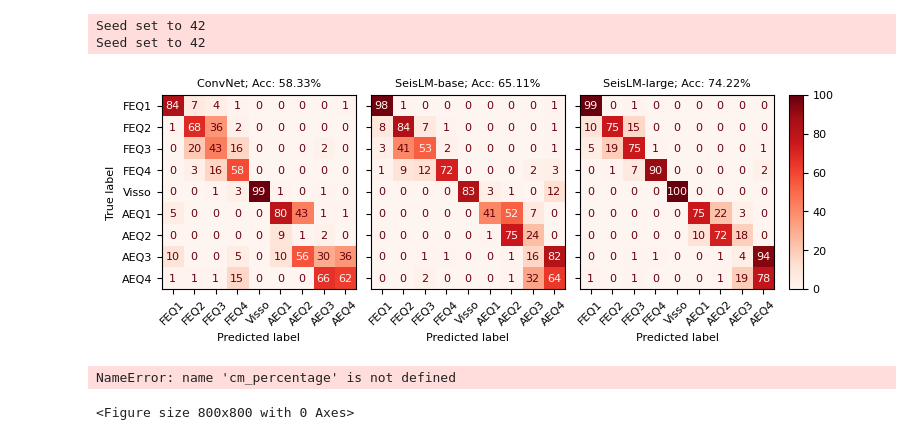
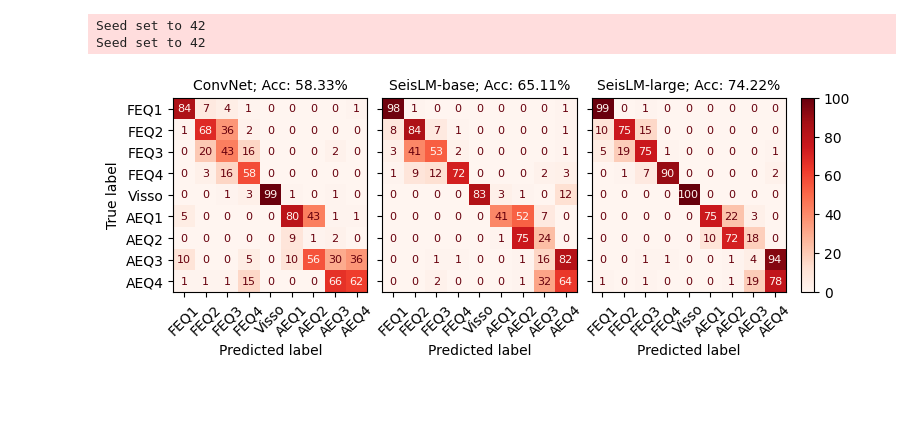
Before and after one commit to liutianlin0121/seisLM, a Jupyter notebook: notebooks/foreshock--aftershock/seislm-error-analysis.ipynb, the cells around one changed output. Saved outputs shown, nothing was run; the diff lists cells and outputs as text; code cells hidden in the pictures; blank space fills up the shorter version.

```diff
--- a/notebooks/foreshock--aftershock/seislm-error-analysis.ipynb
+++ b/notebooks/foreshock--aftershock/seislm-error-analysis.ipynb
@@ -103,10 +103,11 @@ import matplotlib.pyplot as plt
 from mpl_toolkits.axes_grid1 import ImageGrid
 from sklearn.metrics import ConfusionMatrixDisplay
 from matplotlib.ticker import FormatStrFormatter
+from seisLM.utils import project_path, plot_utils
 
 # Assuming confusion_matrix_dict is already defined
 A4_WIDTH = 8.27
-FONT_SIZE = 8
+FONT_SIZE = 10
 
 # Create figure
 fig = plt.figure(figsize=(A4_WIDTH, A4_WIDTH / 3))
@@ -135,46 +136,36 @@ plt.rcParams.update({
 def format_confusion_matrix_values(ax):
     # Loop over all text objects in the confusion matrix and format them
     for text in ax.texts:
         val = float(text.get_text())
         text.set_text(f'{int(val)}')  # Display as integer
+        text.set_fontsize(8)
 
 # Plot each confusion matrix in the grid
 for i, (key, val) in enumerate(confusion_matrix_dict.items()):
     disp = ConfusionMatrixDisplay(
       confusion_matrix=val,
       display_labels=['FEQ1', 'FEQ2', 'FEQ3', 'FEQ4', 'Visso', 'AEQ1', 'AEQ2', 'AEQ3', 'AEQ4']
     )
     disp.plot(ax=grid[i], xticks_rotation=45, colorbar=False, cmap='Reds')  # No individual colorbars
     grid[i].set_title(key + "; Acc: {:.2f}%".format(val.diagonal().mean()))
     format_confusion_matrix_values(grid[i])
 
 # Set the color range for all confusion matrices
 vmin, vmax = 0, 100
 for ax in grid:
     im = ax.get_images()[0]  # Get the image from the confusion matrix
     im.set_clim(vmin, vmax)  # Set the color limits
 
 
 # Add a single colorbar for all plots
 grid.cbar_axes[0].colorbar(im)  # Use the colorbar axis from ImageGrid
 grid.cbar_axes[0].toggle_label(True)  # Show colorbar labels
 
 # Display the figure
 plt.show()
+fig.savefig(
+  project_path.FIGURE_DIR + f'/shock_confusion_matrix.pdf',
+  bbox_inches='tight'
+)
 # %% [output]
-[figure, old version]
+[figure, new version]
-# %%
-
-plt.figure(figsize=(8, 8))
-disp = ConfusionMatrixDisplay(confusion_matrix=cm_percentage)
-disp.plot(cmap='Reds')
-if "base" in model_relative_path:
-  plt.title("SeisLM-base. Acc: {:.2f}%".format(cm_percentage.diagonal().mean()))
-elif "large" in model_relative_path:
-  plt.title("SeisLM-large. Acc: {:.2f}%".format(cm_percentage.diagonal().mean()))
-else:
-  raise ValueError("model_relative_path must contain 'base' or 'large'")
-# title = "SeisLM-base shock classifier" if "base" in model_relative_path else "SeisLM-large shock classifier"
-# %% [output]
-NameError: name 'cm_percentage' is not defined
-<Figure size 800x800 with 0 Axes>
```
Also changed, not shown: parts of 1 cell of this notebook, 2 other files.
